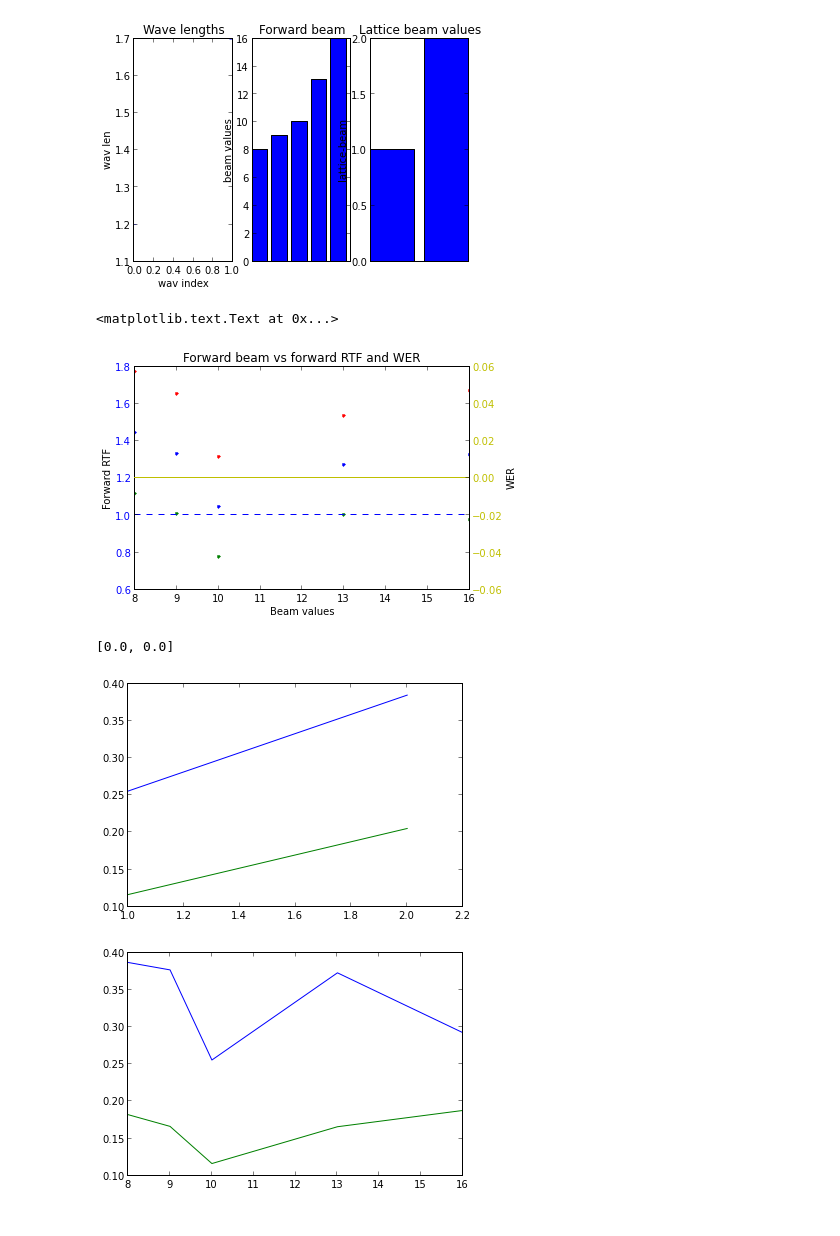
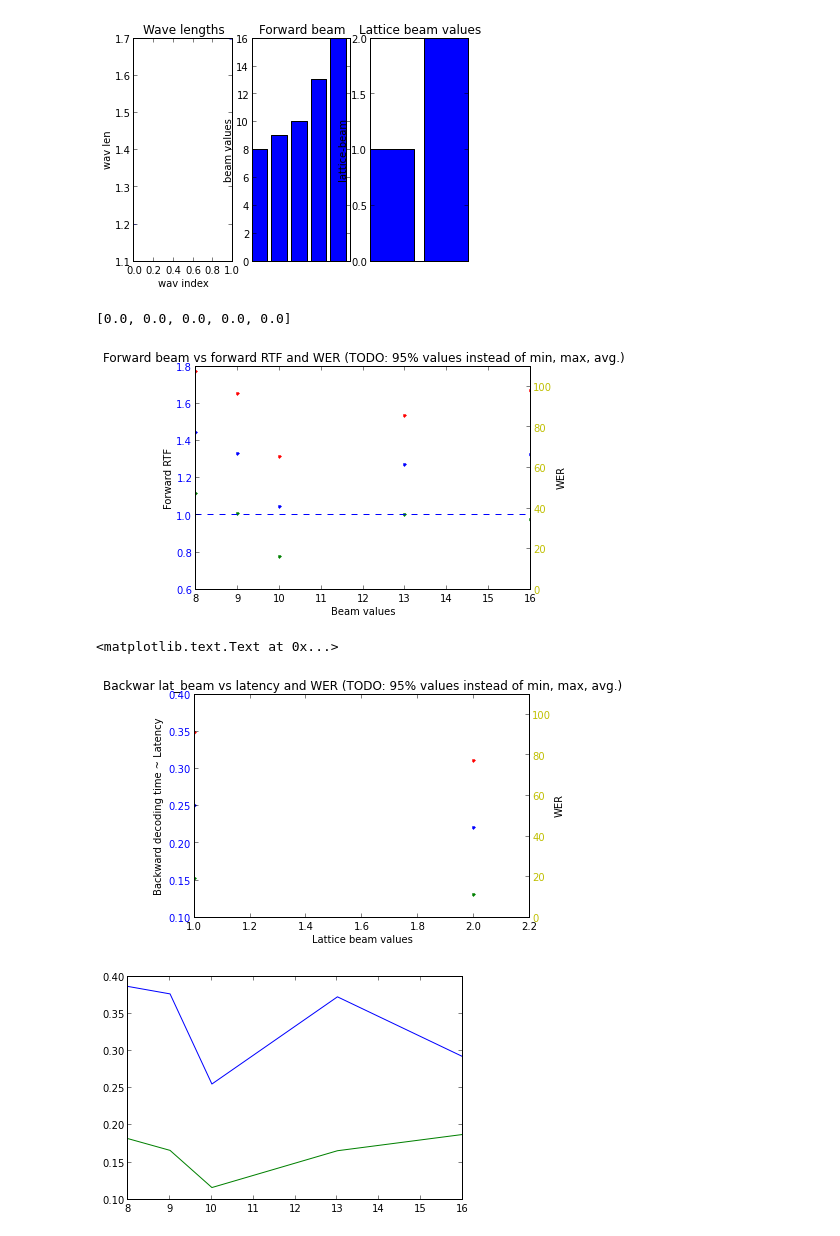
Before and after one commit to oplatek/pykaldi-eval, a Jupyter notebook: Pykaldi-evaluation.ipynb, the cells around one changed output. Saved outputs shown, nothing was run; the diff lists cells and outputs as text; code cells hidden in the pictures.

Commit message:
update lat-beam vs wer and latency

```diff
--- a/Pykaldi-evaluation.ipynb
+++ b/Pykaldi-evaluation.ipynb
@@ -8,7 +8,7 @@ import pylab as pl
 from collections import namedtuple
 
 def cwer(ins, dl, sub, refer_words):
-    return float((ins + dl + sub)) / refer_words
+    return (100.0 * (ins + dl + sub)) / refer_words
 
 # Measured for 50 wav utterances at once
 SysRecord = namedtuple('SysRecord',
@@ -72,60 +72,72 @@ Number of wavs 2. Min length 1.200000, Max length 1.696000, Avg length 1.448000
 lat_beam, max_active = lat_beam_range[0], max_active_range[0]
 minf, avgf, maxf, werl = [], [], [], []
 for beam in beam_range:
     forwardrtf = [ rec.forwardlen / float(rec.wav_len) for rec in user_time_r if rec.beam == beam and rec.lattice_beam == lat_beam
                     and rec.max_active == max_active]
     wers = [ cwer(rec.ins, rec.dl, rec.sub, rec.refer_words) for rec in sys_time_r if rec.beam == beam and rec.lattice_beam == lat_beam
                     and rec.max_active == max_active]
     assert len(wers) == 1, 'wer is computed for each setting on all utterances at once-> 1 value'
     werl.append(wers[0])
     minf.append(min(forwardrtf))
     avgf.append(sum(forwardrtf) / float(len(forwardrtf)))
     maxf.append(max(forwardrtf))
-werl = [100.0 * w for w in werl]  # TODO DEBUG add scale for wer
 
 fig, ax1 = subplots()
 ax1.plot(beam_range, minf, '.g')
 ax1.plot(beam_range, avgf, '.b')
 ax1.plot(beam_range, [1.0] * len(beam_range), 'b--')
 ax1.plot(beam_range, maxf, '.r')
 ax1.set_xlabel('Beam values')
 ax1.set_ylabel('Forward RTF')
 for tl in ax1.get_yticklabels():
     tl.set_color('b')
 
 ax2 = ax1.twinx()
 ax2.plot(beam_range, werl, 'y')
 ax2.set_ylabel('WER')
+ylim([0, 110])
 for tl in ax2.get_yticklabels():
     tl.set_color('y')
 
-title('Forward beam vs forward RTF and WER')
+title('Forward beam vs forward RTF and WER (TODO: 95% values instead of min, max, avg.)')
 # %% [output]
-<matplotlib.text.Text at 0x...>
+[0.0, 0.0, 0.0, 0.0, 0.0]
-[figure, old version]
+[figure, new version]
 # %%
-beam, max_active = beam_range[2], max_active_range[0]
-minb, avgb, maxb, werl = [], [], [], []
+beam, max_active = beam_range[0], max_active_range[0]
+minf, avgf, maxf, werl = [], [], [], []
 for lat_beam in lat_beam_range:
-    backwardlen = [ rec.backwardlen for rec in user_time_r if rec.beam == beam and rec.lattice_beam == lat_beam
-                    and rec.max_active == max_active]
-    wers = [ cwer(rec.ins, rec.dl, rec.sub, rec.refer_words) for rec in sys_time_r if rec.beam == beam and rec.lattice_beam == lat_beam and rec.max_active == max_active]
+    back_time = [ rec.backwardlen / float(rec.wav_len) for rec in user_time_r if rec.beam == beam
+                 and rec.lattice_beam == lat_beam and rec.max_active == max_active]
+    wers = [ cwer(rec.ins, rec.dl, rec.sub, rec.refer_words) for rec in sys_time_r if rec.beam == beam
+            and rec.lattice_beam == lat_beam and rec.max_active == max_active]
     assert len(wers) == 1, 'wer is computed for each setting on all utterances at once-> 1 value'
     werl.append(wers[0])
-    minb.append(min(backwardlen))
-    avgb.append(sum(backwardlen) / float(len(backwardlen)))
-    maxb.append(max(backwardlen))
-werl = [100.0 * w for w in werl]  # TODO DEBUG add scale for wer
-print werl
-#pl.plot(lat_beam_range, werl, 'y')
-pl.plot(lat_beam_range, minb, 'g')
-pl.plot(lat_beam_range, avgb, 'b')
-pl.plot(lat_beam_range, [0.4] * len(lat_beam_range), '-')
-# pl.plot(lat_beam_range, maxb, 'r')
-pl.show()
+    minf.append(min(back_time))
+    avgf.append(sum(back_time) / float(len(back_time)))
+    maxf.append(max(back_time))
+
+fig, ax1 = subplots()
+ax1.plot(lat_beam_range, minf, '.g')
+ax1.plot(lat_beam_range, avgf, '.b')
+ax1.plot(lat_beam_range, [0.4] * len(lat_beam_range), 'b--')
+ax1.plot(lat_beam_range, maxf, '.r')
+ax1.set_xlabel('Lattice beam values')
+ax1.set_ylabel('Backward decoding time ~ Latency')
+for tl in ax1.get_yticklabels():
+    tl.set_color('b')
+
+ax2 = ax1.twinx()
+ax2.plot(lat_beam_range, werl, 'y')
+ylim([0, 110])
+ax2.set_ylabel('WER')
+for tl in ax2.get_yticklabels():
+    tl.set_color('y')
+
+title('Backwar lat_beam vs latency and WER (TODO: 95% values instead of min, max, avg.)')
 # %% [output]
-[0.0, 0.0]
+<matplotlib.text.Text at 0x...>
-[figure, old version]
+[figure, new version]
 # %%
 lat_beam, max_active = lat_beam_range[0], max_active_range[0]
 minb, avgb, maxb = [], [], []
```
Also changed, not shown: parts of 2 cells of this notebook.
